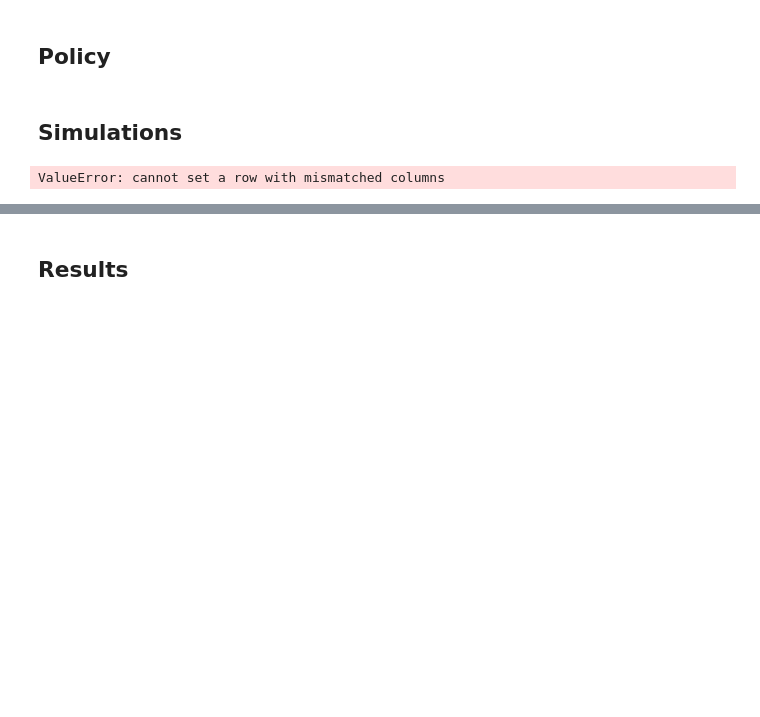
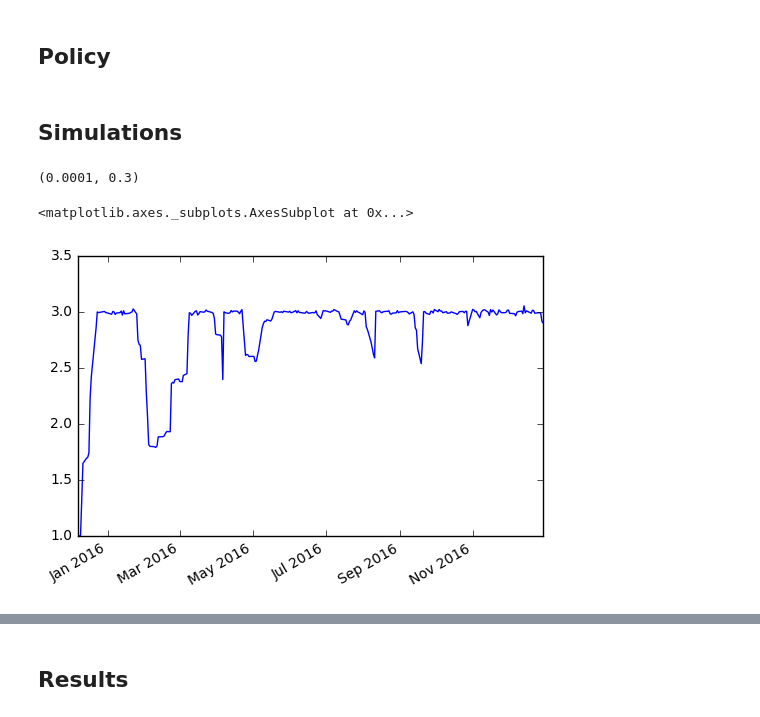
Before and after one commit to cvxgrp/cvxportfolio, a Jupyter notebook: SinglePeriodOpt.ipynb, the cells around one changed output, grey strips where cells are left out. Cells and saved outputs as stored; diff of their text form; code cells hidden in the pictures; blank space fills up the shorter version.

```diff
--- a/SinglePeriodOpt.ipynb
+++ b/SinglePeriodOpt.ipynb
@@ -38,7 +38,7 @@ market_returns = MarketReturns(returns)
 
 simulator = MarketSimulator(market_returns, volumes, [simulated_tcost], cash_key='USDOLLAR')
 
-alpha_model = AlphaSource(alpha_signal)
+alpha_model = AlphaSource(0.0001 * alpha_signal)
 # %%
 risk_model = EmpSigma(returns, lookback=200)
 # %% [markdown]
@@ -57,8 +57,6 @@ p_large = big_fund*p
 # %% [markdown]
 ## Simulations
 # %%
-policy=SinglePeriodOpt(alpha_model, [1e6*risk_model, 1e4*simulated_tcost],
+policy=SinglePeriodOpt(alpha_model, [.0001*risk_model, .3*simulated_tcost],
                        [LeverageLimit(3)])
-res=simulator.run_backtest(p_small, returns.index[2456:], policy=policy)
+res=simulator.run_backtest(p_small, returns.index[2226:], policy=policy)
-# %% [output]
-ValueError: cannot set a row with mismatched columns
@@ -66,0 +63,9 @@ ValueError: cannot set a row with mismatched columns
+# %%
+policy.costs[0].gamma, policy.costs[1].gamma
+# %% [output]
+(0.0001, 0.3)
+# %%
+res.leverage.plot()
+# %% [output]
+<matplotlib.axes._subplots.AxesSubplot at 0x...>
+[figure, added]
```
Also changed, not shown: parts of 5 cells of this notebook, 8 other files.
